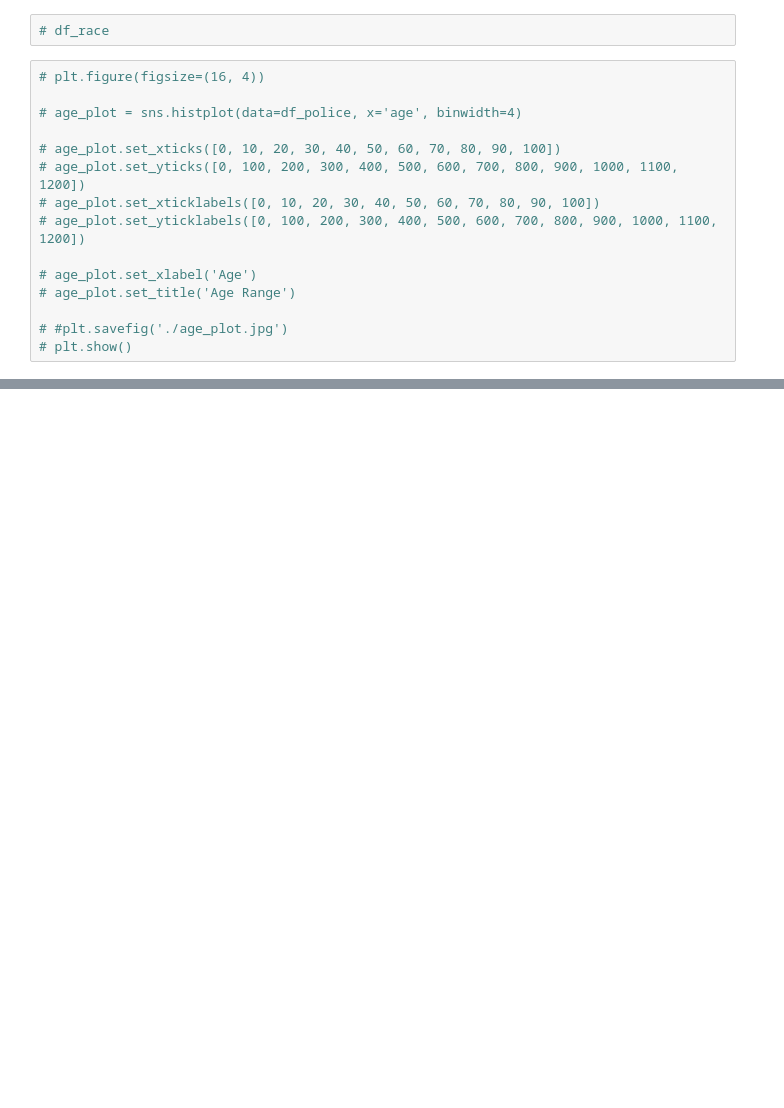
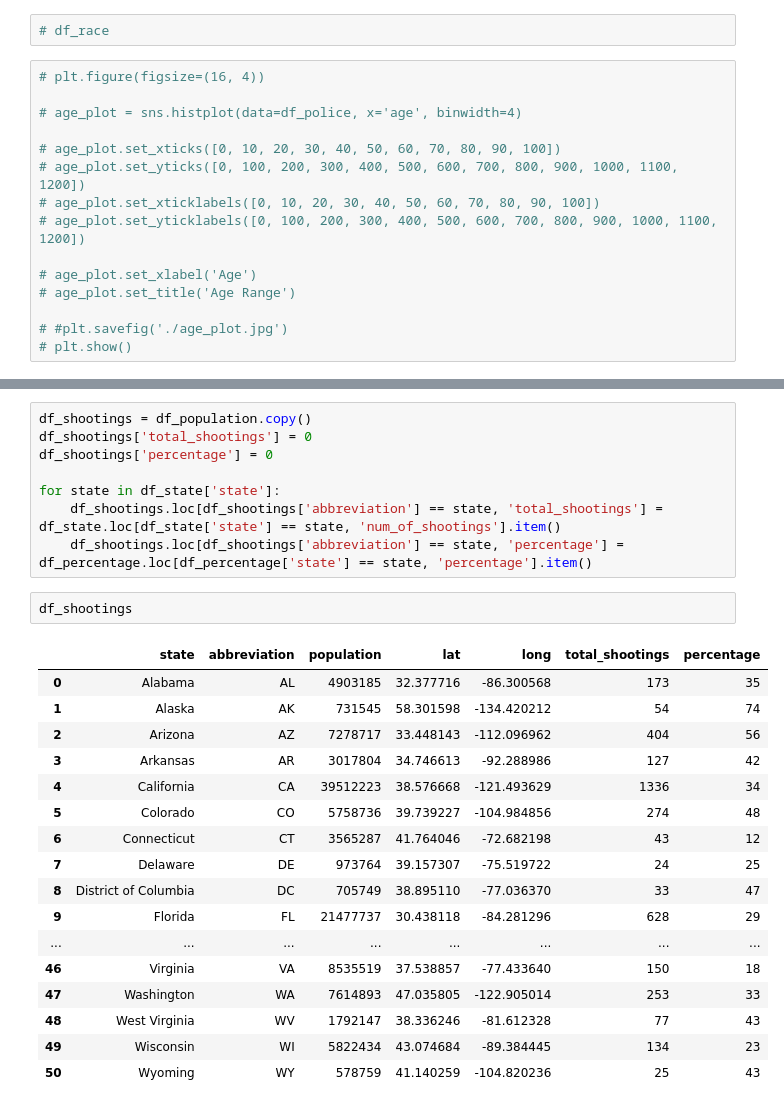
Before and after one commit to gabzn/Police-Firearm-Discharge, a Jupyter notebook: Project.ipynb, the cells around one changed output, grey strips where cells are left out. Drawn from its saved outputs; the diff is of its cells as text; blank space fills up the shorter version.

```diff
--- a/Project.ipynb
+++ b/Project.ipynb
@@ -132,0 +140,28 @@ df_zip
+# %%
+df_shootings = df_population.copy()
+df_shootings['total_shootings'] = 0
+df_shootings['percentage'] = 0
+
+for state in df_state['state']:
+    df_shootings.loc[df_shootings['abbreviation'] == state, 'total_shootings'] = df_state.loc[df_state['state'] == state, 'num_of_shootings'].item()
+    df_shootings.loc[df_shootings['abbreviation'] == state, 'percentage'] = df_percentage.loc[df_percentage['state'] == state, 'percentage'].item()
+# %%
+df_shootings
+# %% [output]
+|  | state | abbreviation | population | lat | long | total_shootings | percentage |
+| 0 | Alabama | AL | 4903185 | 32.377716 | -86.300568 | 173 | 35 |
+| 1 | Alaska | AK | 731545 | 58.301598 | -134.420212 | 54 | 74 |
+| 2 | Arizona | AZ | 7278717 | 33.448143 | -112.096962 | 404 | 56 |
+| 3 | Arkansas | AR | 3017804 | 34.746613 | -92.288986 | 127 | 42 |
+| 4 | California | CA | 39512223 | 38.576668 | -121.493629 | 1336 | 34 |
+| 5 | Colorado | CO | 5758736 | 39.739227 | -104.984856 | 274 | 48 |
+| 6 | Connecticut | CT | 3565287 | 41.764046 | -72.682198 | 43 | 12 |
+| 7 | Delaware | DE | 973764 | 39.157307 | -75.519722 | 24 | 25 |
+| 8 | District of Columbia | DC | 705749 | 38.895110 | -77.036370 | 33 | 47 |
+| 9 | Florida | FL | 21477737 | 30.438118 | -84.281296 | 628 | 29 |
+| ... | ... | ... | ... | ... | ... | ... | ... |
+| 46 | Virginia | VA | 8535519 | 37.538857 | -77.433640 | 150 | 18 |
+| 47 | Washington | WA | 7614893 | 47.035805 | -122.905014 | 253 | 33 |
+| 48 | West Virginia | WV | 1792147 | 38.336246 | -81.612328 | 77 | 43 |
+| 49 | Wisconsin | WI | 5822434 | 43.074684 | -89.384445 | 134 | 23 |
+| 50 | Wyoming | WY | 578759 | 41.140259 | -104.820236 | 25 | 43 |
```
Also changed, not shown: parts of 9 cells of this notebook, 2 other files.
